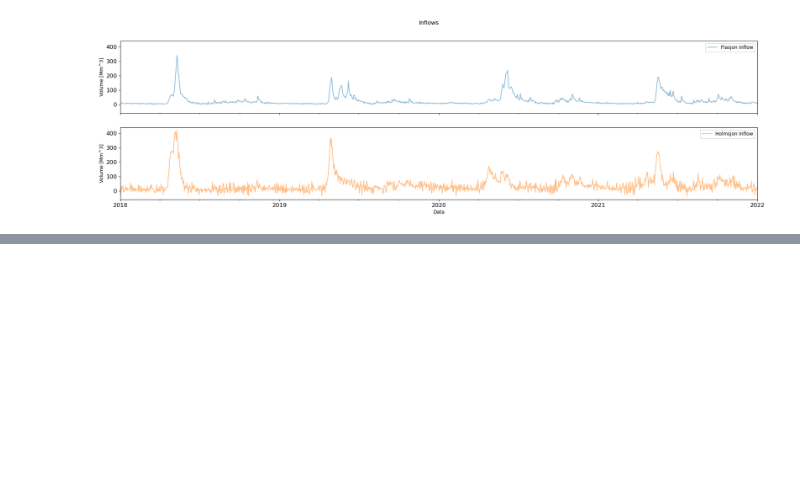
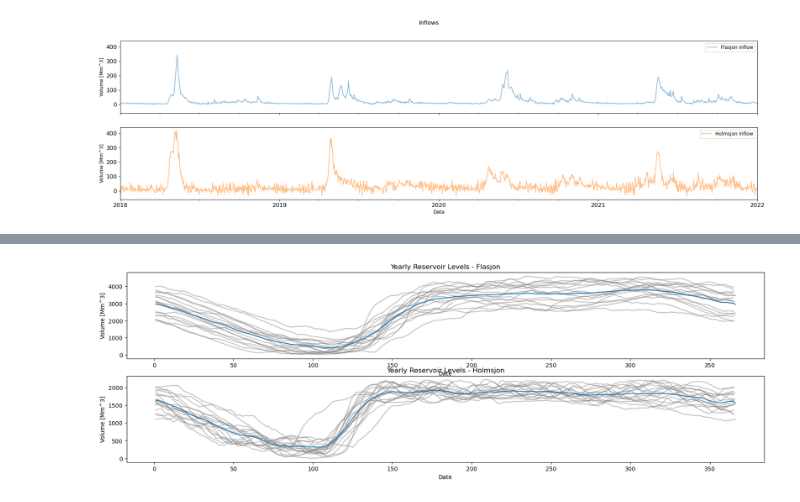
Before and after one commit to lennarthagemann/Code-Master-Thesis, a Jupyter notebook: Inflow Forecasting/InflowAnalysis.ipynb, the cells around one changed output, grey strips where cells are left out. Cells and saved outputs as stored; diff of their text form; code cells hidden in the pictures; blank space fills up the shorter version.

```diff
--- a/Inflow Forecasting/InflowAnalysis.ipynb
+++ b/Inflow Forecasting/InflowAnalysis.ipynb
@@ -74,0 +60,18 @@ volumes.loc["2015-01-01" : "2022-01-01"]
+# %%
+volumes["year"] = volumes.index.get_level_values("Date").year
+yearly_volumes_Flasjon = volumes.groupby("year")["Flasjon Volume"].agg(list)
+yearly_volumes_Holmsjon = volumes.groupby("year")["Holmsjon Volume"].agg(list)
+# mean_volume_Flasjon = yearly_volumes_Flasjon.mean()
+# mean_volume_Holmsjon = yearly_volumes_Holmsjon.mean()
+print(yearly_volumes_Flasjon)
+def mean_curve(dfgroup, colname):
+    max_length = max(len(group) for group in dfgroup)
+    mean_curve = pd.Series(colname)
+    for i in range(max_length):
+        groups_to_sum = [group for group in dfgroup if len(group) > i]
+        mean_curve.loc[i] = sum(group[i] for group in groups_to_sum)/len(groups_to_sum)
+    return mean_curve
+
+mean_volume_Flasjon = mean_curve(yearly_volumes_Flasjon, "Volume")
+mean_volume_Holmsjon = mean_curve(yearly_volumes_Holmsjon, "Volume")
+print(mean_volume_Flasjon)
@@ -74,0 +101,22 @@ volumes.loc["2015-01-01" : "2022-01-01"]
+# %%
+fig, axs = plt.subplots(nrows=2,ncols=1,figsize=(20,6))
+
+for year, levels in yearly_volumes_Flasjon.items():
+    axs[0].plot(range(1, len(levels) + 1), levels, label=str(year), color="gray", alpha=0.5)
+
+for year, levels in yearly_volumes_Holmsjon.items():
+    axs[1].plot(range(1, len(levels) + 1), levels, label=str(year), color="gray", alpha=0.5)
+axs[0].plot(range(1, len(mean_volume_Flasjon) + 1), mean_volume_Flasjon)
+axs[1].plot(range(1, len(mean_volume_Holmsjon) + 1), mean_volume_Holmsjon)
+
+axs[0].set_xlabel("Date")
+axs[0].set_ylabel("Volume [Mm^3]")
+axs[0].set_title("Yearly Reservoir Levels - Flasjon")
+axs[1].set_xlabel("Date")
+axs[1].set_ylabel("Volume [Mm^3]")
+axs[1].set_title("Yearly Reservoir Levels - Holmsjon")
+for ax in axs:
+    ax.legend().set_visible(False)
+plt.show()
+# %% [output]
+[figure, added]
```
Also changed, not shown: parts of 5 cells of this notebook, 9 other files.
